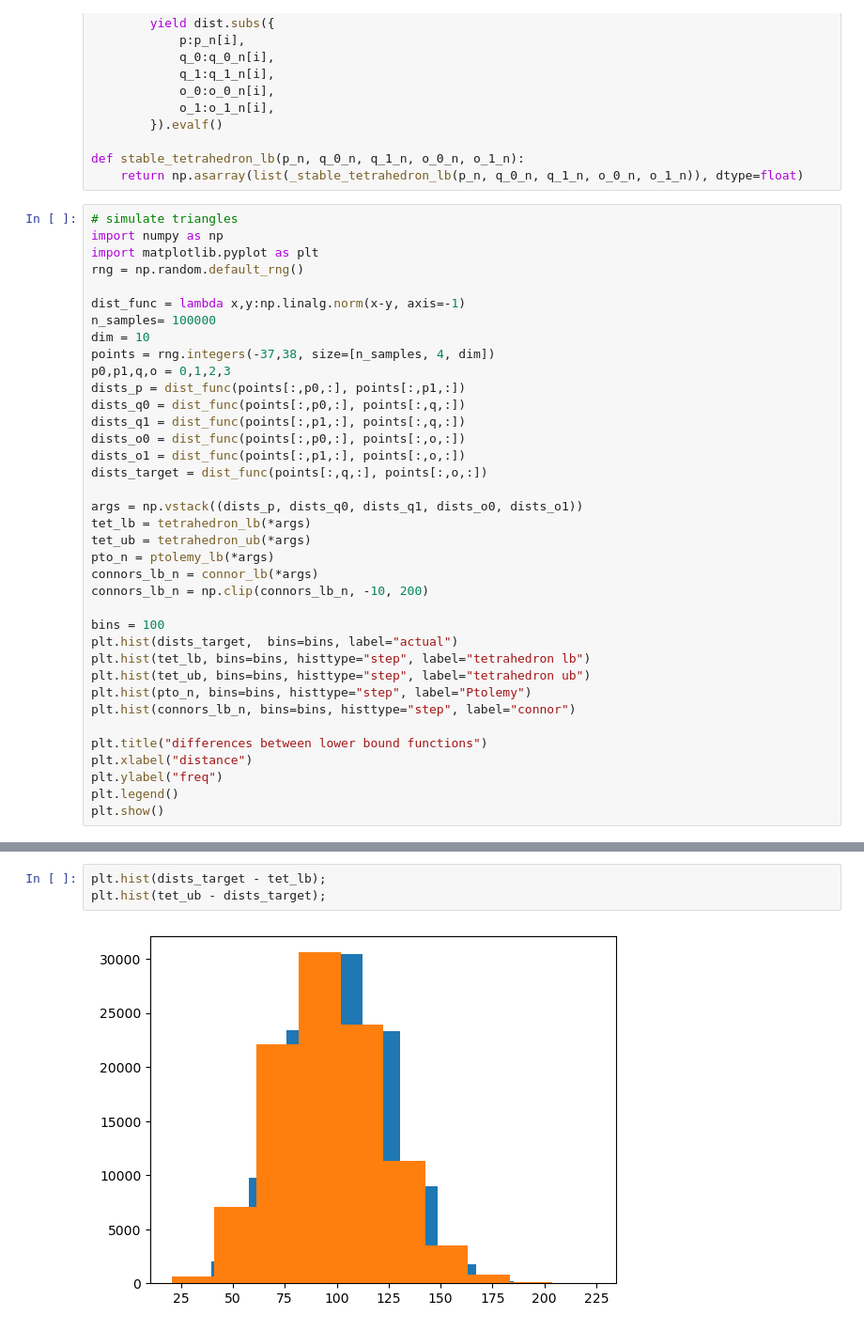
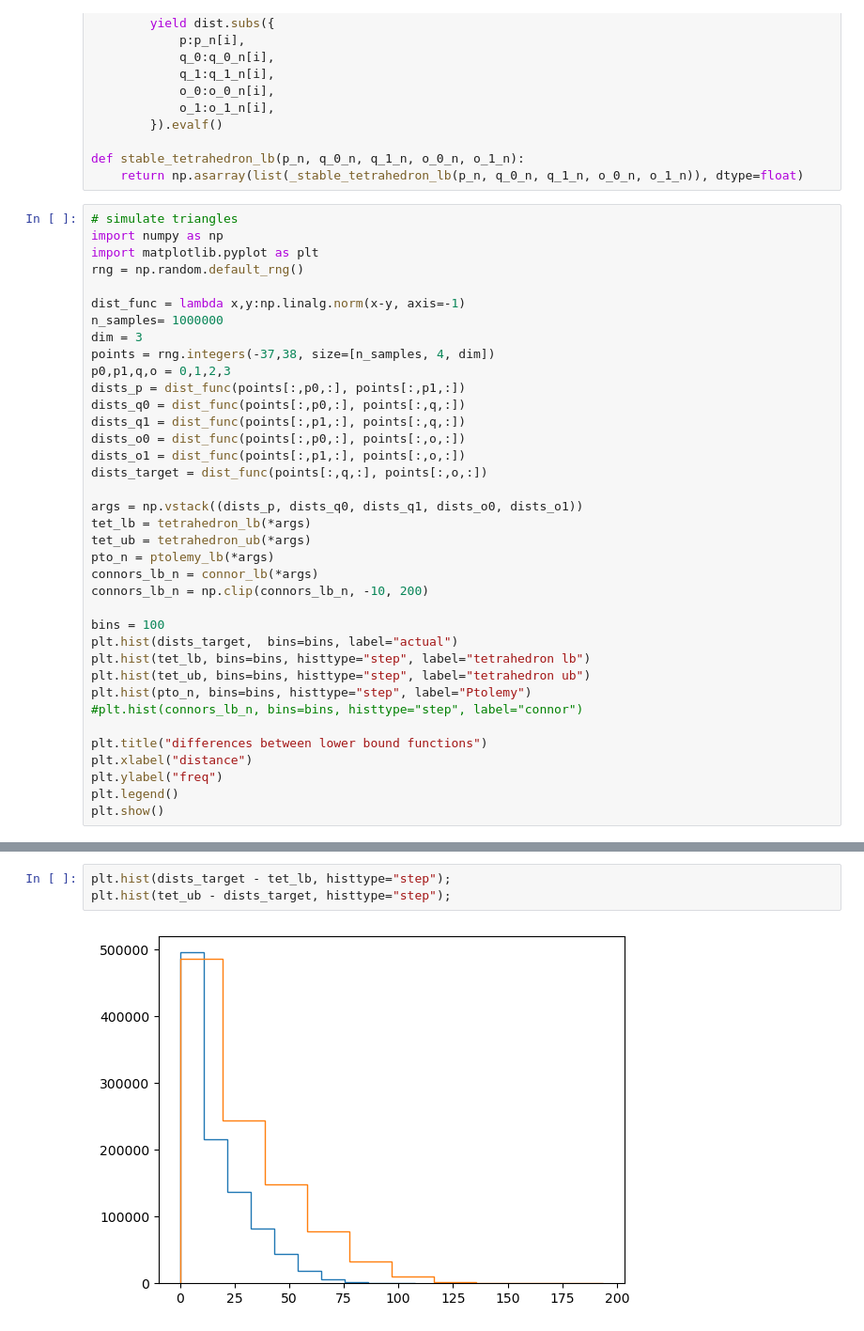
Before and after one commit to DimensionalScoop/metric_spaces, a Jupyter notebook: math/tetrahedron/tetrahedron.ipynb, the cells around one changed output, grey strips where cells are left out. Shown at 94% size. Cells and saved outputs as stored; diff of their text form.

```diff
--- a/math/tetrahedron/tetrahedron.ipynb
+++ b/math/tetrahedron/tetrahedron.ipynb
@@ -188,8 +192,8 @@ import matplotlib.pyplot as plt
 rng = np.random.default_rng()
 
 dist_func = lambda x,y:np.linalg.norm(x-y, axis=-1)
-n_samples= 100000
-dim = 10
+n_samples= 1000000
+dim = 3
 points = rng.integers(-37,38, size=[n_samples, 4, dim])
 p0,p1,q,o = 0,1,2,3
 dists_p = dist_func(points[:,p0,:], points[:,p1,:])
@@ -211,7 +215,7 @@ plt.hist(dists_target,  bins=bins, label="actual")
 plt.hist(tet_lb, bins=bins, histtype="step", label="tetrahedron lb")
 plt.hist(tet_ub, bins=bins, histtype="step", label="tetrahedron ub")
 plt.hist(pto_n, bins=bins, histtype="step", label="Ptolemy")
-plt.hist(connors_lb_n, bins=bins, histtype="step", label="connor")
+#plt.hist(connors_lb_n, bins=bins, histtype="step", label="connor")
 
 plt.title("differences between lower bound functions")
 plt.xlabel("distance")
@@ -223,8 +231,8 @@ plt.show()
 # %%
-plt.hist(dists_target - tet_lb);
-plt.hist(tet_ub - dists_target);
+plt.hist(dists_target - tet_lb, histtype="step");
+plt.hist(tet_ub - dists_target, histtype="step");
 # %% [output]
-[figure, old version]
+[figure, new version]
 # %%
 problems = np.abs(dists_target - my_lb_n) > 0.01
 ppoints = points[problems,:,:]
```
Also changed, not shown: parts of 5 cells of this notebook, 2 other files.
